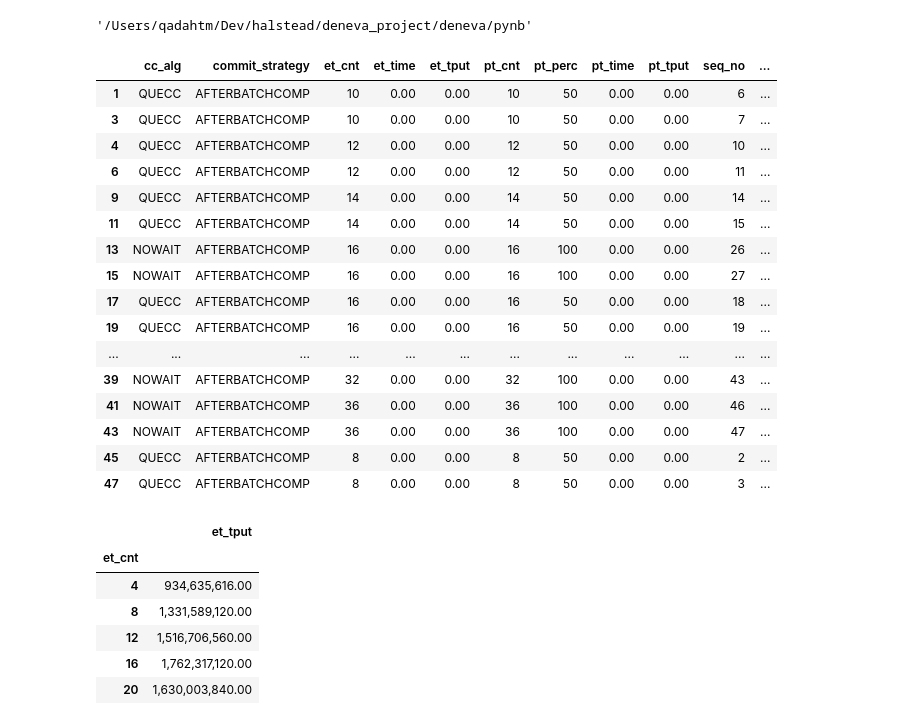
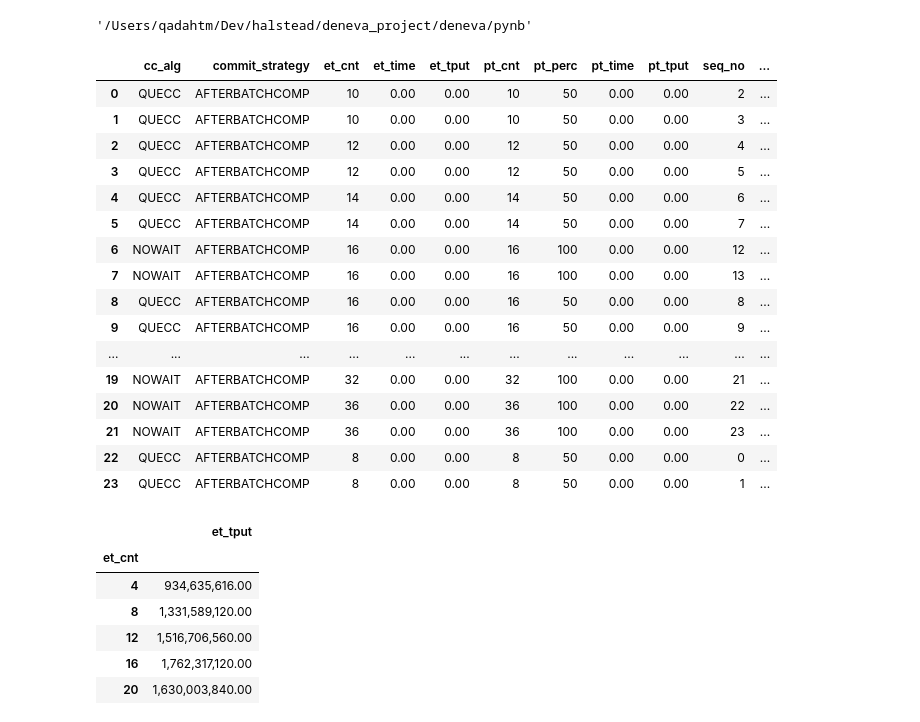
Before and after one commit to qadahtm/deneva, a Jupyter notebook: pynb/QueCC.ipynb, the cells around one changed output. Saved outputs shown, nothing was run; the diff lists cells and outputs as text; code cells hidden in the pictures.

```diff
--- a/pynb/QueCC.ipynb
+++ b/pynb/QueCC.ipynb
@@ -348,6 +348,8 @@ directory = "/Users/qadahtm/Dev/halstead/deneva_project/deneva/exp_results/norma
 
 directory = "/Users/qadahtm/Dev/halstead/deneva_project/deneva/exp_results/normal_mode_withdb_simple_eagersplit_quecc_nowait_zt0zt6"
 
+directory = "/Users/qadahtm/Dev/halstead/deneva_project/deneva/exp_results/normal_mode_withdb_simple_eagersplit_quecc_nowait_zt9"
+
 resFiles = os.listdir(directory)
 # print(resFiles)
 cc_alg_map = {'nowait':1, 'quecc':13}
@@ -450,50 +452,50 @@ for fname in resFiles:
 
         data['virt_mem_usage'].append(int(e_data['virt_mem_usage']))
         data['pt_perc'].append(pt_perc)
         data['pt_cnt'].append(pt_cnt)
         data['pt_time'].append(float(e_data['pt_time']))
         data['pt_tput'].append(float(e_data['pt_tput']))
         data['et_cnt'].append(et_cnt)
         data['et_time'].append(float(e_data['et_time']))
         data['et_tput'].append(float(e_data['et_tput']))
         data['trial_no'].append(int(trial_num))
         data['seq_no'].append(int(seq_num))
         data['zipf_theta'].append('{:.1f}'.format(float(e_data['g_zipf_theta'])))
 
 # print(data)
 df = pd.DataFrame(data)
 # group_theta = df.groupby('zipf_theta')
 # df = df[df.worker_cnt!=56]
 # df = df[df.worker_cnt>24]
 # df = df[df.cc_alg == 'QUECC']
 # df = df[df.zipf_theta != '0.9']
 # df = df[df.zipf_theta == '0.0']
-df = df[df.zipf_theta == '0.6']
+# df = df[df.zipf_theta == '0.6']
 # df = df[df.commit_strategy != 'IMMEDIATE']
 # df = df[df.et_tput != 0]
 # df = df[df.pt_perc == 50]
 # df = df[df.pt_perc != 25]
 # df = df[df.pt_perc == 100]
 # df = df[df.worker_cnt !=8]
 df
 # %% [output]
 |  | cc_alg | commit_strategy | et_cnt | et_time | et_tput | pt_cnt | pt_perc | pt_time | pt_tput | seq_no | ... |
-| 1 | QUECC | AFTERBATCHCOMP | 10 | 0.00 | 0.00 | 10 | 50 | 0.00 | 0.00 | 6 | ... |
-| 3 | QUECC | AFTERBATCHCOMP | 10 | 0.00 | 0.00 | 10 | 50 | 0.00 | 0.00 | 7 | ... |
-| 4 | QUECC | AFTERBATCHCOMP | 12 | 0.00 | 0.00 | 12 | 50 | 0.00 | 0.00 | 10 | ... |
-| 6 | QUECC | AFTERBATCHCOMP | 12 | 0.00 | 0.00 | 12 | 50 | 0.00 | 0.00 | 11 | ... |
-| 9 | QUECC | AFTERBATCHCOMP | 14 | 0.00 | 0.00 | 14 | 50 | 0.00 | 0.00 | 14 | ... |
-| 11 | QUECC | AFTERBATCHCOMP | 14 | 0.00 | 0.00 | 14 | 50 | 0.00 | 0.00 | 15 | ... |
-| 13 | NOWAIT | AFTERBATCHCOMP | 16 | 0.00 | 0.00 | 16 | 100 | 0.00 | 0.00 | 26 | ... |
-| 15 | NOWAIT | AFTERBATCHCOMP | 16 | 0.00 | 0.00 | 16 | 100 | 0.00 | 0.00 | 27 | ... |
-| 17 | QUECC | AFTERBATCHCOMP | 16 | 0.00 | 0.00 | 16 | 50 | 0.00 | 0.00 | 18 | ... |
-| 19 | QUECC | AFTERBATCHCOMP | 16 | 0.00 | 0.00 | 16 | 50 | 0.00 | 0.00 | 19 | ... |
+| 0 | QUECC | AFTERBATCHCOMP | 10 | 0.00 | 0.00 | 10 | 50 | 0.00 | 0.00 | 2 | ... |
+| 1 | QUECC | AFTERBATCHCOMP | 10 | 0.00 | 0.00 | 10 | 50 | 0.00 | 0.00 | 3 | ... |
+| 2 | QUECC | AFTERBATCHCOMP | 12 | 0.00 | 0.00 | 12 | 50 | 0.00 | 0.00 | 4 | ... |
+| 3 | QUECC | AFTERBATCHCOMP | 12 | 0.00 | 0.00 | 12 | 50 | 0.00 | 0.00 | 5 | ... |
+| 4 | QUECC | AFTERBATCHCOMP | 14 | 0.00 | 0.00 | 14 | 50 | 0.00 | 0.00 | 6 | ... |
+| 5 | QUECC | AFTERBATCHCOMP | 14 | 0.00 | 0.00 | 14 | 50 | 0.00 | 0.00 | 7 | ... |
+| 6 | NOWAIT | AFTERBATCHCOMP | 16 | 0.00 | 0.00 | 16 | 100 | 0.00 | 0.00 | 12 | ... |
+| 7 | NOWAIT | AFTERBATCHCOMP | 16 | 0.00 | 0.00 | 16 | 100 | 0.00 | 0.00 | 13 | ... |
+| 8 | QUECC | AFTERBATCHCOMP | 16 | 0.00 | 0.00 | 16 | 50 | 0.00 | 0.00 | 8 | ... |
+| 9 | QUECC | AFTERBATCHCOMP | 16 | 0.00 | 0.00 | 16 | 50 | 0.00 | 0.00 | 9 | ... |
 | ... | ... | ... | ... | ... | ... | ... | ... | ... | ... | ... | ... |
-| 39 | NOWAIT | AFTERBATCHCOMP | 32 | 0.00 | 0.00 | 32 | 100 | 0.00 | 0.00 | 43 | ... |
-| 41 | NOWAIT | AFTERBATCHCOMP | 36 | 0.00 | 0.00 | 36 | 100 | 0.00 | 0.00 | 46 | ... |
-| 43 | NOWAIT | AFTERBATCHCOMP | 36 | 0.00 | 0.00 | 36 | 100 | 0.00 | 0.00 | 47 | ... |
-| 45 | QUECC | AFTERBATCHCOMP | 8 | 0.00 | 0.00 | 8 | 50 | 0.00 | 0.00 | 2 | ... |
-| 47 | QUECC | AFTERBATCHCOMP | 8 | 0.00 | 0.00 | 8 | 50 | 0.00 | 0.00 | 3 | ... |
+| 19 | NOWAIT | AFTERBATCHCOMP | 32 | 0.00 | 0.00 | 32 | 100 | 0.00 | 0.00 | 21 | ... |
+| 20 | NOWAIT | AFTERBATCHCOMP | 36 | 0.00 | 0.00 | 36 | 100 | 0.00 | 0.00 | 22 | ... |
+| 21 | NOWAIT | AFTERBATCHCOMP | 36 | 0.00 | 0.00 | 36 | 100 | 0.00 | 0.00 | 23 | ... |
+| 22 | QUECC | AFTERBATCHCOMP | 8 | 0.00 | 0.00 | 8 | 50 | 0.00 | 0.00 | 0 | ... |
+| 23 | QUECC | AFTERBATCHCOMP | 8 | 0.00 | 0.00 | 8 | 50 | 0.00 | 0.00 | 1 | ... |
 # %%
 # grouped = df.groupby(['cc_alg','zipf_theta', 'worker_cnt', 'pt_perc','commit_strategy', 'pt_cnt', 'et_cnt']).tput.agg(['count', 'min', 'max', 'mean'])
 pd.options.display.float_format = '{:,.2f}'.format
```
Also changed, not shown: parts of 2 cells of this notebook, 29 other files.
